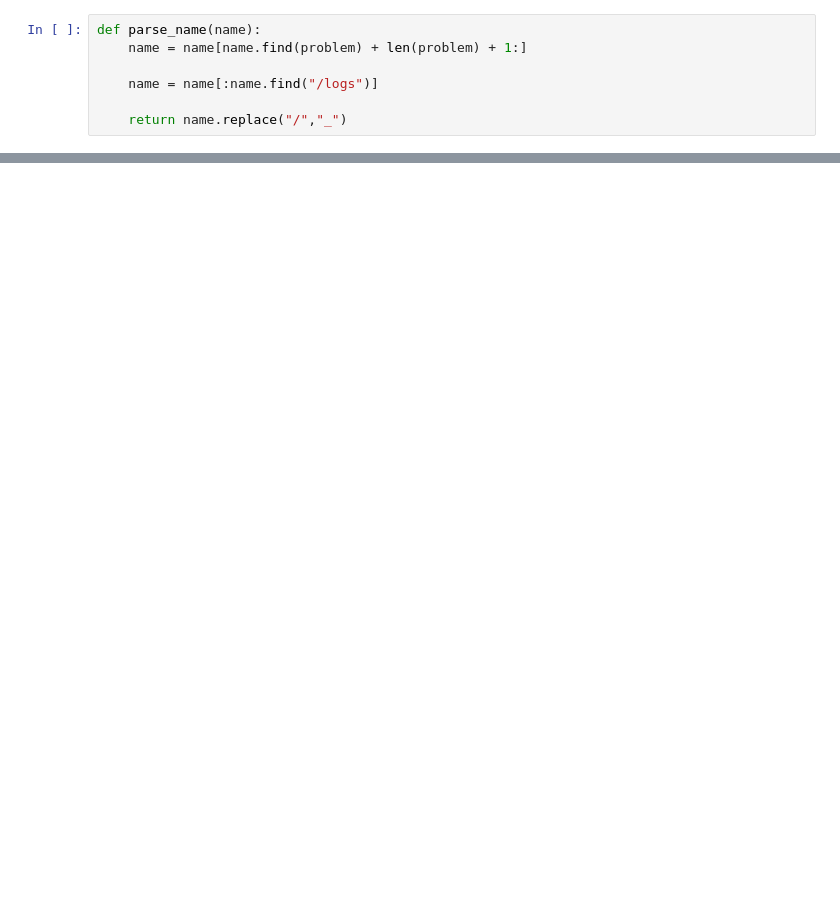
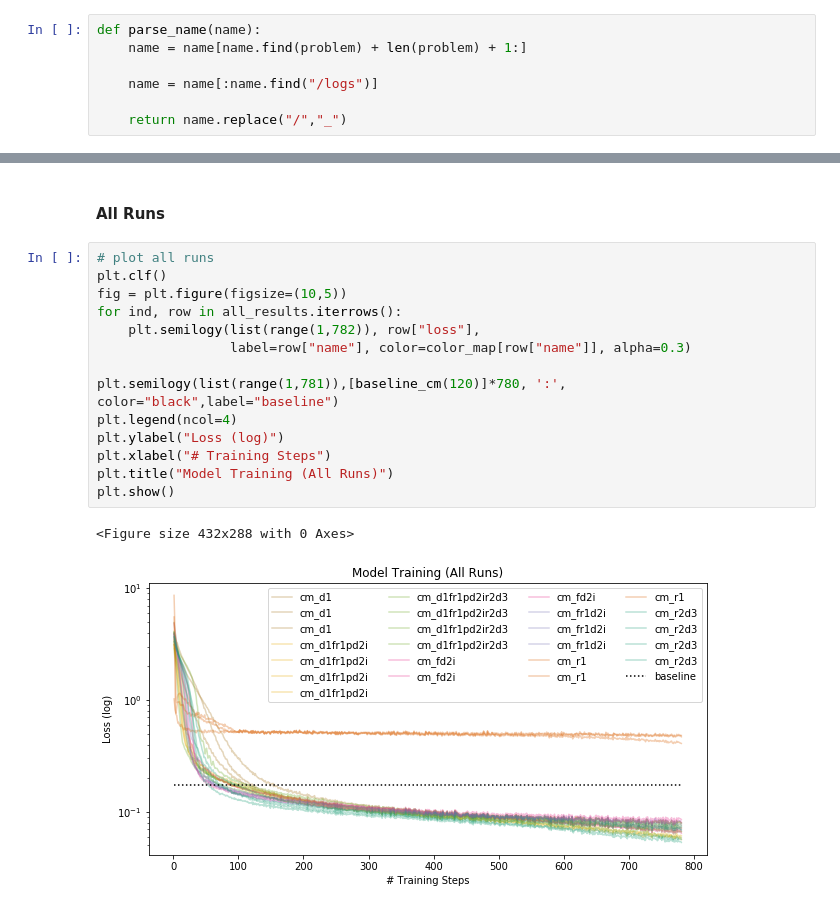
Before and after one commit to heidimhurst/oxdiss, a Jupyter notebook: processing/Processing (plots).ipynb, the cells around one changed output, grey strips where cells are left out. Drawn from its saved outputs; the diff is of its cells as text; blank space fills up the shorter version.

```diff
--- a/processing/Processing (plots).ipynb
+++ b/processing/Processing (plots).ipynb
@@ -136,0 +238,19 @@ dict_keys(['run_date', 'name', 'samples', 'num_hidden', 'loss', 'cell_type', 'st
+# %% [markdown]
+#### All Runs
+# %%
+# plot all runs
+plt.clf()
+fig = plt.figure(figsize=(10,5))
+for ind, row in all_results.iterrows():
+    plt.semilogy(list(range(1,782)), row["loss"],
+                 label=row["name"], color=color_map[row["name"]], alpha=0.3)
+
+plt.semilogy(list(range(1,781)),[baseline_cm(120)]*780, ':', color="black",label="baseline")
+plt.legend(ncol=4)
+plt.ylabel("Loss (log)")
+plt.xlabel("# Training Steps")
+plt.title("Model Training (All Runs)")
+plt.show()
+# %% [output]
+<Figure size 432x288 with 0 Axes>
+[figure, added]
```
Also changed, not shown: parts of 29 cells of this notebook, 1 other file.
